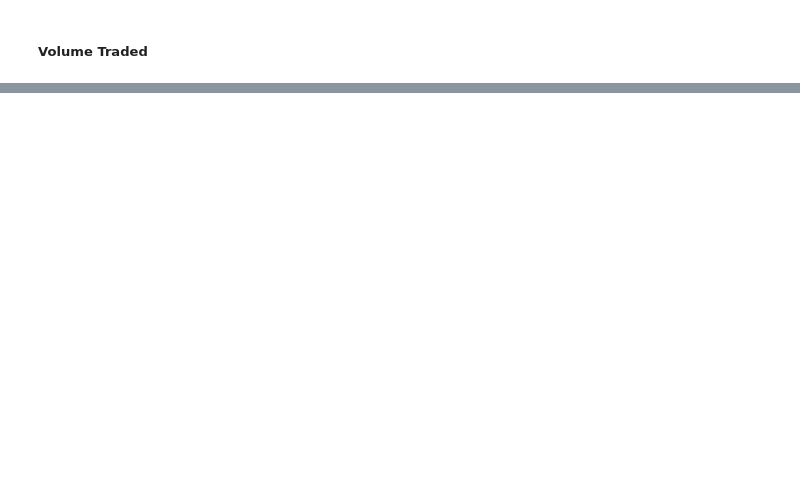
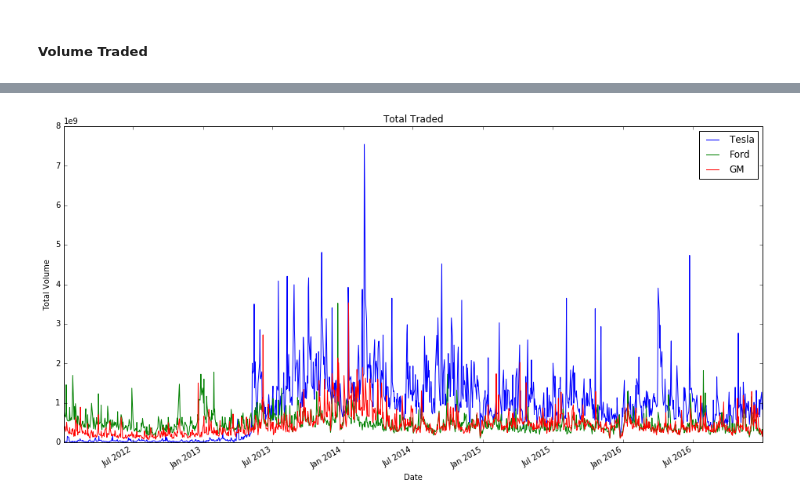
Before and after one commit to prynxc/Py-finance, a Jupyter notebook: Stock Market Analysis.ipynb, the cells around one changed output, grey strips where cells are left out. Cells and saved outputs as stored; diff of their text form; code cells hidden in the pictures; blank space fills up the shorter version.

```diff
--- a/Stock Market Analysis.ipynb
+++ b/Stock Market Analysis.ipynb
@@ -51,0 +60,14 @@ plt.legend();
+# %%
+# Create new column for each dataframe which contains Volume * Open Price
+tesla['Total Traded'] = tesla['Volume']*tesla['Open']
+ford['Total Traded'] = ford['Volume']*ford['Open']
+gm['Total Traded'] = gm['Volume']*gm['Open']
+# %%
+# Visualisation of total money being traded
+ax = tesla['Total Traded'].plot(figsize=(16,8),title='Total Traded',label='Tesla')
+ford['Total Traded'].plot(figsize=(16,8),title='Total Traded',label='Ford')
+gm['Total Traded'].plot(figsize=(16,8),title='Total Traded',label='GM')
+ax.set_ylabel('Total Volume')
+plt.legend(loc=0);
+# %% [output]
+[figure, added]
```
Also changed, not shown: parts of 9 cells of this notebook.
